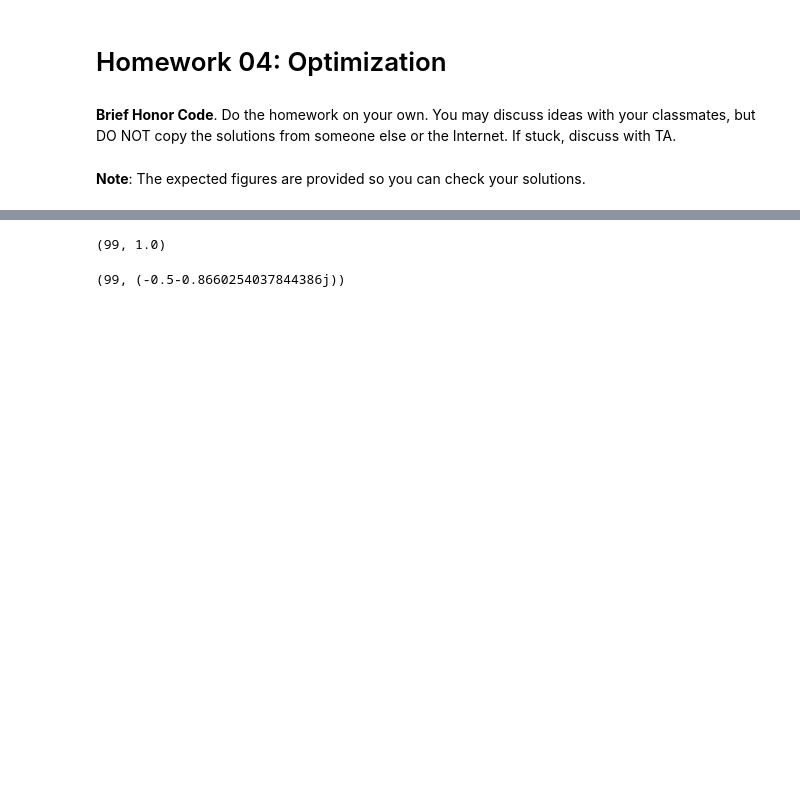
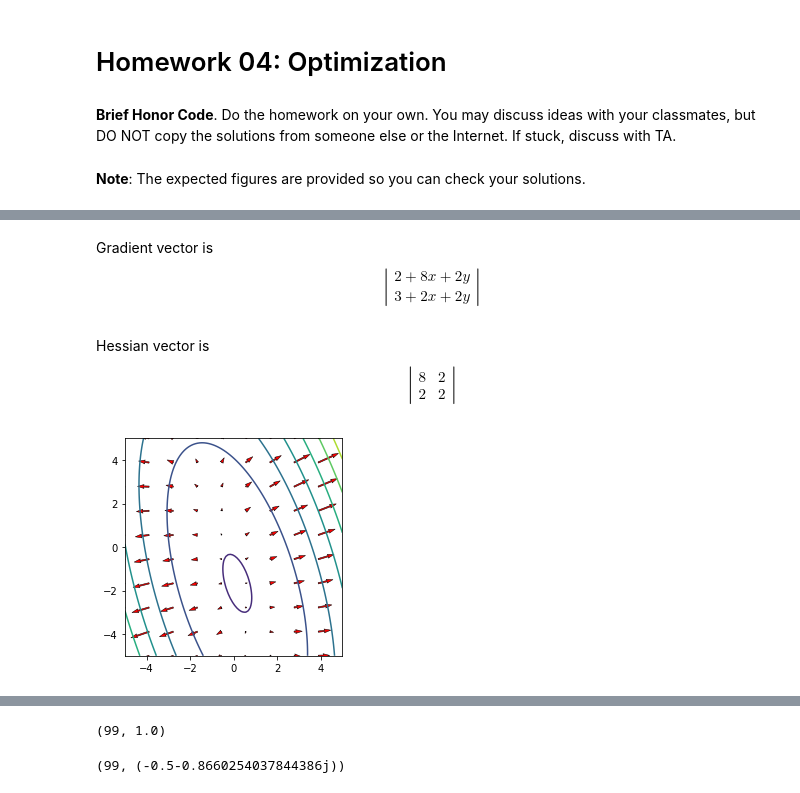
Before and after one commit to yanhann10/statistical_computing_course, a Jupyter notebook: Homework04.ipynb, the cells around one changed output, grey strips where cells are left out. Saved outputs shown, nothing was run; the diff lists cells and outputs as text; code cells hidden in the pictures; blank space fills up the shorter version.

```diff
--- a/Homework04.ipynb
+++ b/Homework04.ipynb
@@ -50,3 +29,29 @@ plt.contourf(xx, yy,z)
+# %% [markdown]
+Gradient vector is
+$$\left|\begin{matrix}2 + 8x + 2y \\
+    3 + 2x + 2y\end{matrix}\right |$$
+# %% [markdown]
+Hessian vector is
+$$\left|\begin{matrix}8 & 2 \\
+    2 & 2\end{matrix}\right |$$
+# %%
+x = np.linspace(-5,5,100)
+y = np.linspace(-5,5,100)
+xx, yy = np.meshgrid(x, y)
+z = f(xx, yy)
+plt.contour(xx, yy,z)
+
+x = np.linspace(-5,5,10)
+y = np.linspace(-5,5,10)
+xx, yy = np.meshgrid(x, y)
+U = 2 + 8*xx + 2*yy
+V = 3 + 2*xx + 2*yy
+plt.quiver(xx, yy, U, V, edgecolor='k', facecolor='r', linewidth=0.5)
+
+plt.axis('square')
+pass
+# %% [output]
+[figure, added]
 # %% [markdown]
 **2**. (30 points)
 
```
Also changed, not shown: parts of 17 cells of this notebook.
